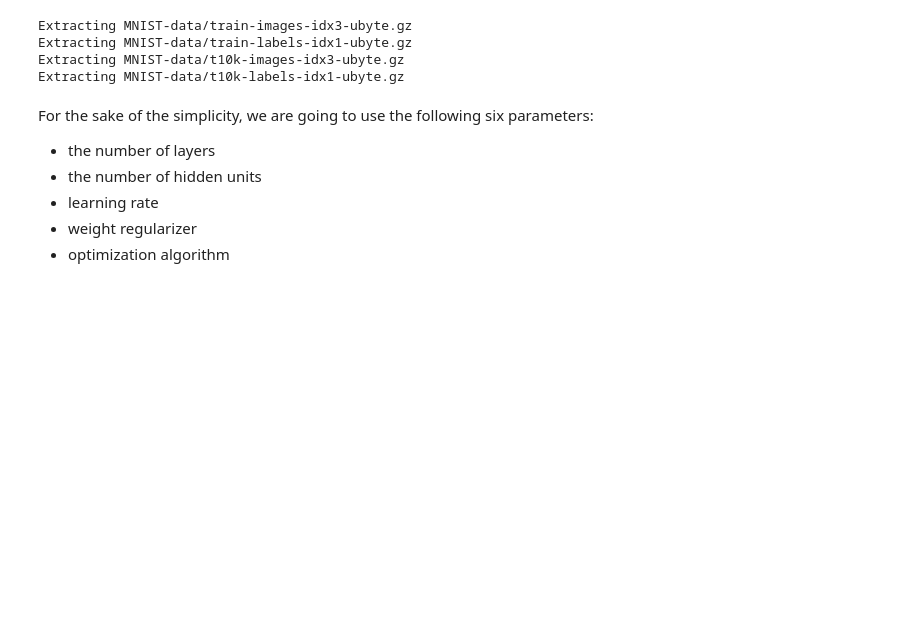
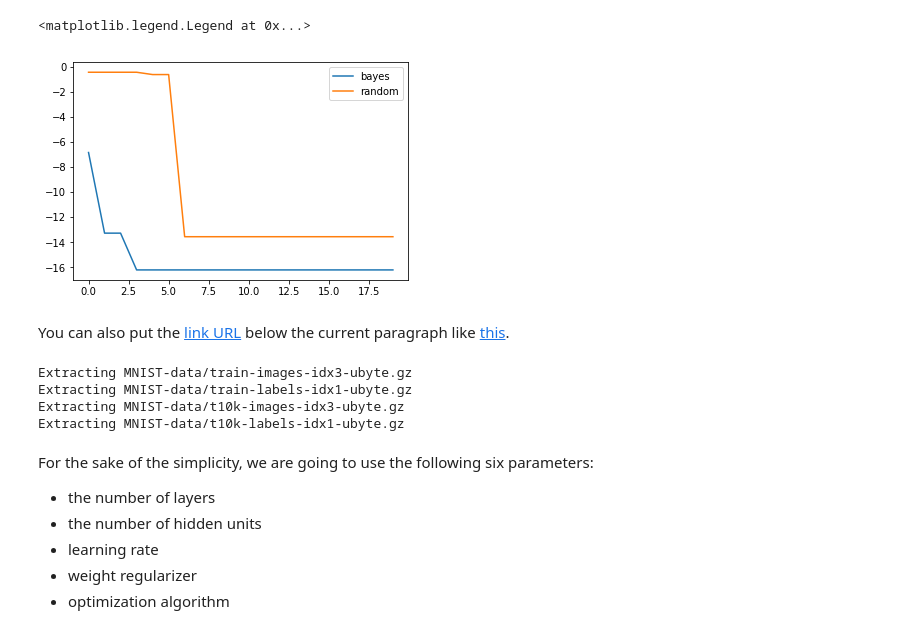
Before and after one commit to jjakimoto/Development, a Jupyter notebook: hyperopt/BlackBox Optimizer.ipynb, the cells around one changed output. Drawn from its saved outputs; the diff is of its cells as text; code cells hidden in the pictures; blank space fills up the shorter version.

```diff
--- a/hyperopt/BlackBox Optimizer.ipynb
+++ b/hyperopt/BlackBox Optimizer.ipynb
@@ -64,6 +215,6 @@ params_conf = [
 # %%
 from bboptimizer import Optimizer
 
-opt = Optimizer(score_func, params_conf, sampler="bayes")
-opt.search(num_iter=30)
+opt = Optimizer(score_func, params_conf, sampler="bayes", r_min=5)
+opt.search(num_iter=10)
 # %% [output]
@@ -256,0 +265,7 @@ array([9.99999989e-01, 1.61739441e-04, 9.99999981e-01, ...,
+# %%
+import numpy as np
+scores = opt.sampler.data[1]
+bayes_min_scores = [np.min(scores[:i]) for i in range(1, len(scores) + 1)]
+# %%
+opt = Optimizer(score_func, params_conf, sampler="random")
+opt.search(num_iter=10)
@@ -257,3 +297,17 @@ array([9.99999989e-01, 1.61739441e-04, 9.99999981e-01, ...,
+# %%
+import numpy as np
+scores = opt.sampler.data[1]
+random_min_scores = [np.min(scores[:i]) for i in range(1, len(scores) + 1)]
+# %%
+%matplotlib inline
+import matplotlib.pyplot as plt
+
+plt.plot(bayes_min_scores, label="bayes")
+plt.plot(random_min_scores, label="random")
+plt.legend()
+# %% [output]
+<matplotlib.legend.Legend at 0x...>
+[figure, added]
 # %%
 from sklearn.metrics import roc_auc_score
 from sklearn.model_selection import StratifiedShuffleSplit
@@ -271,6 +325,13 @@ def score_func(params):
     true_y = target[test_idx]
     score = roc_auc_score(true_y, pred)
     return score
+# %% [markdown]
+You can also put the [link URL][1] below the current paragraph
+like [this][2].
+
+
+[1]: http://url
+[2]: http://another.url "A funky title"
 # %%
 import tensorflow as tf
 
```
Also changed, not shown: parts of 15 cells of this notebook, 1 other file.
